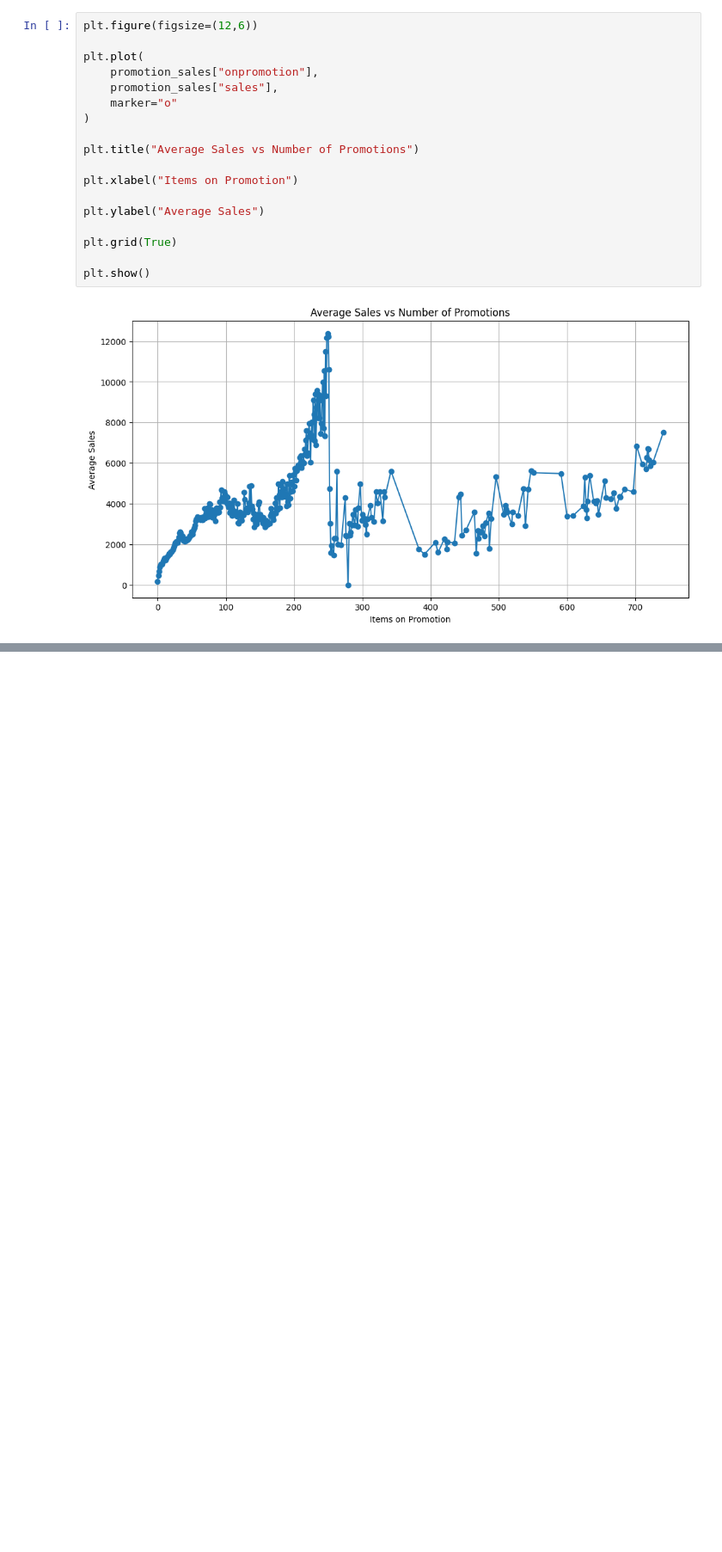
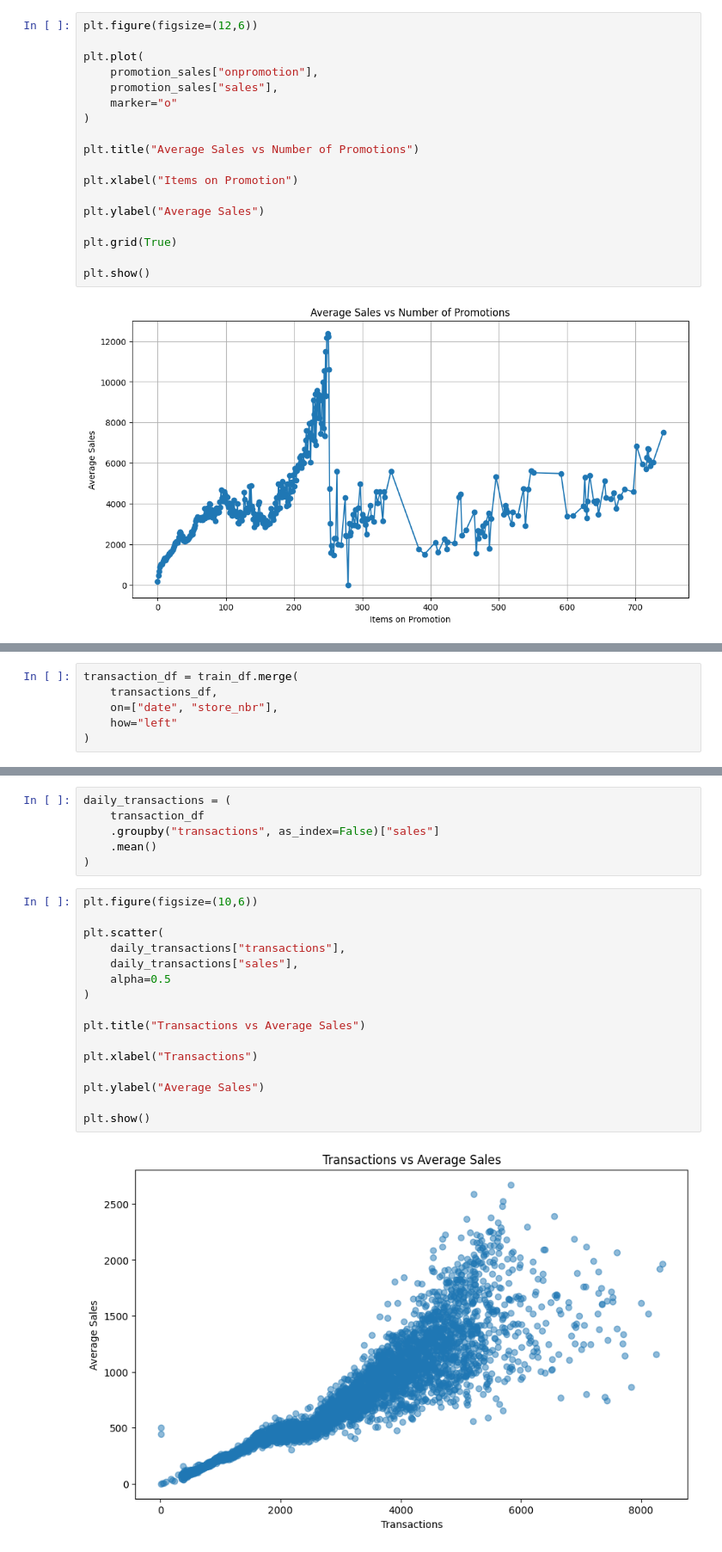
Before and after one commit to Husnain5Khalid/DemandIQ-Smart-demand-forecasting-, a Jupyter notebook: notebooks/01-DataExploration.ipynb, the cells around one changed output, grey strips where cells are left out. Shown at 86% size. Cells and saved outputs as stored; diff of their text form; blank space fills up the shorter version.

Commit message:
Transaction ANalysis Completed

```diff
--- a/notebooks/01-DataExploration.ipynb
+++ b/notebooks/01-DataExploration.ipynb
@@ -976,0 +999,6 @@ plt.show()
+# %%
+transaction_df = train_df.merge(
+    transactions_df,
+    on=["date", "store_nbr"],
+    how="left"
+)
@@ -976,0 +1014,24 @@ plt.show()
+# %%
+daily_transactions = (
+    transaction_df
+    .groupby("transactions", as_index=False)["sales"]
+    .mean()
+)
+# %%
+plt.figure(figsize=(10,6))
+
+plt.scatter(
+    daily_transactions["transactions"],
+    daily_transactions["sales"],
+    alpha=0.5
+)
+
+plt.title("Transactions vs Average Sales")
+
+plt.xlabel("Transactions")
+
+plt.ylabel("Average Sales")
+
+plt.show()
+# %% [output]
+[figure, added]
```
Also changed, not shown: parts of 4 cells of this notebook.
